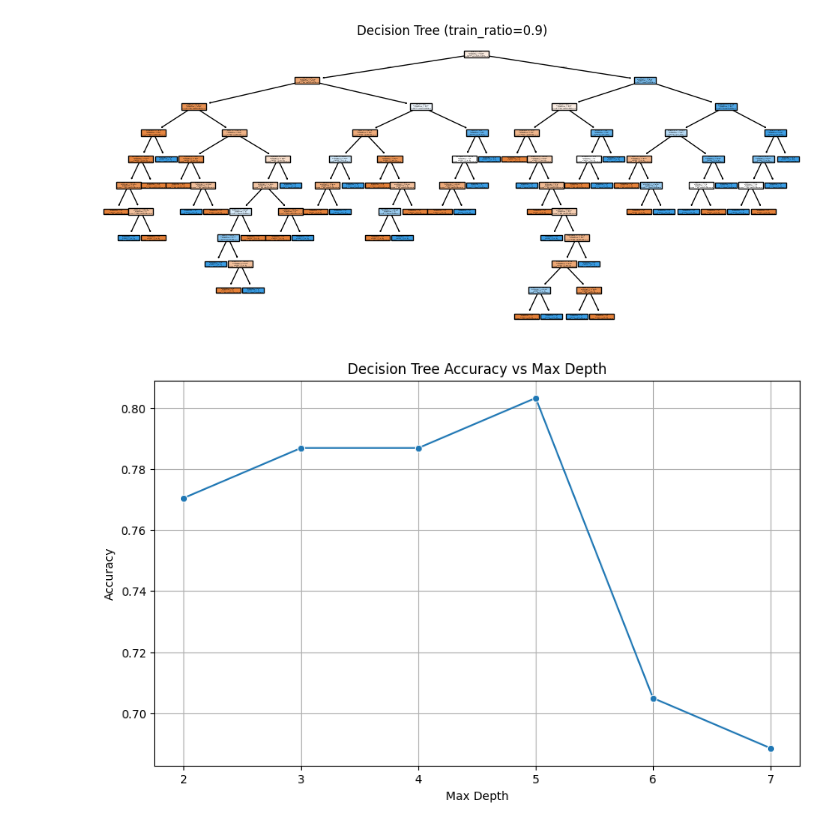
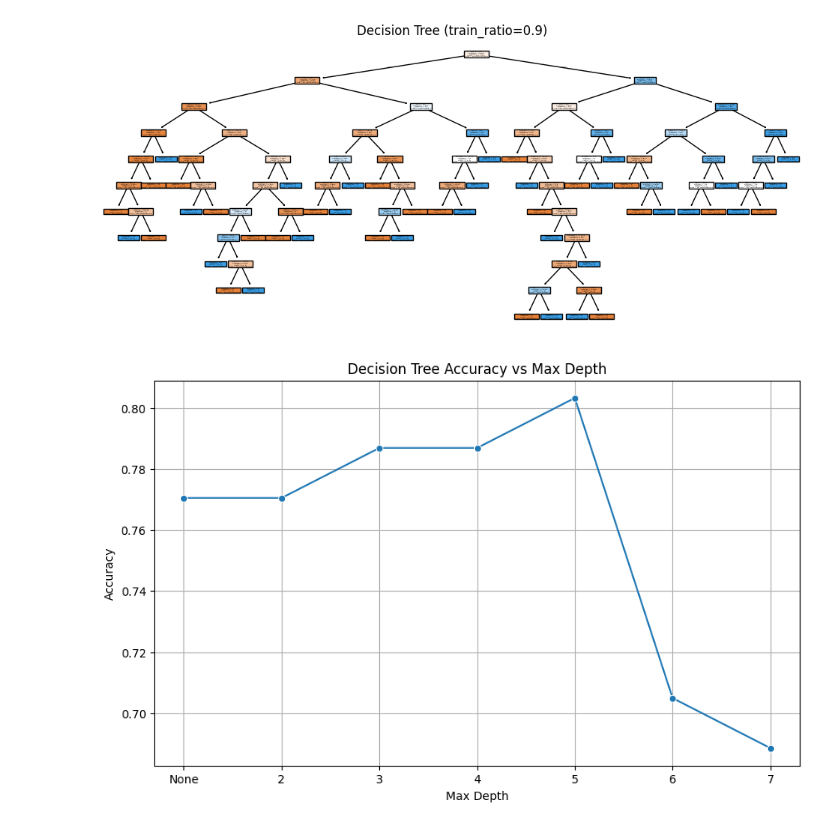
Before and after one commit to Low-rain-falls/CSC14003_Decision_Tree, a Jupyter notebook: heart_disease.ipynb, the cells around one changed output. Cells and saved outputs as stored; diff of their text form; code cells hidden in the pictures.

```diff
--- a/heart_disease.ipynb
+++ b/heart_disease.ipynb
@@ -176,33 +185,34 @@ weighted avg       0.79      0.74      0.74        31
 # %%
 # Analyze accuracy vs max_depth
 split_80 = split_results[0.8]
 feature_train = split_80["feature_train"]
 feature_test = split_80["feature_test"]
 label_train = split_80["label_train"]
 label_test = split_80["label_test"]
 
 max_depths = [None, 2, 3, 4, 5, 6, 7]
 depth_results = []
 
 for max_depth in max_depths:
     model = DecisionTreeClassifier(criterion="entropy", max_depth=max_depth, random_state=42)
     model.fit(feature_train, label_train)
 
     prediction = model.predict(feature_test)
     accuracy = accuracy_score(label_test, prediction)
     depth_results.append({
-        "max_depth": None if max_depth is None else max_depth,
+        "max_depth": str(max_depth),
         "accuracy": accuracy
     })
 
 # Plot accuracy vs max_depth
 depth_df = pd.DataFrame(depth_results)
+depth_df["max_depth_str"] = depth_df["max_depth"].astype(str)
 plt.figure(figsize=(10, 6))
-sns.lineplot(data=depth_df, x="max_depth", y="accuracy", marker="o")
+sns.lineplot(data=depth_df, x="max_depth_str", y="accuracy", marker="o")
 plt.title("Decision Tree Accuracy vs Max Depth")
 plt.xlabel("Max Depth")
 plt.ylabel("Accuracy")
 plt.grid()
 plt.show()
 # %% [output]
-[figure, old version]
+[figure, new version]
```
Also changed, not shown: parts of 2 cells of this notebook, 2 other files.
